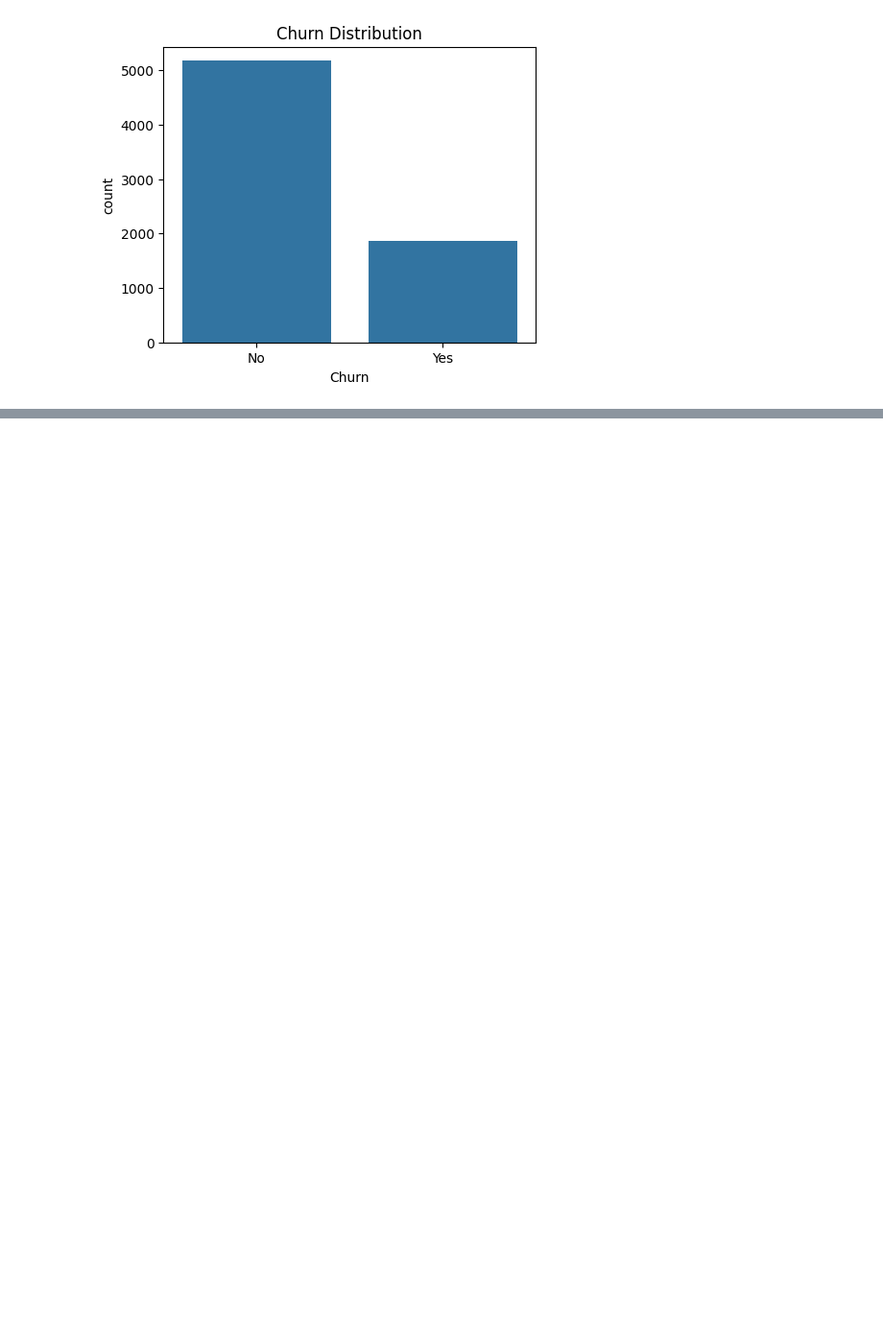
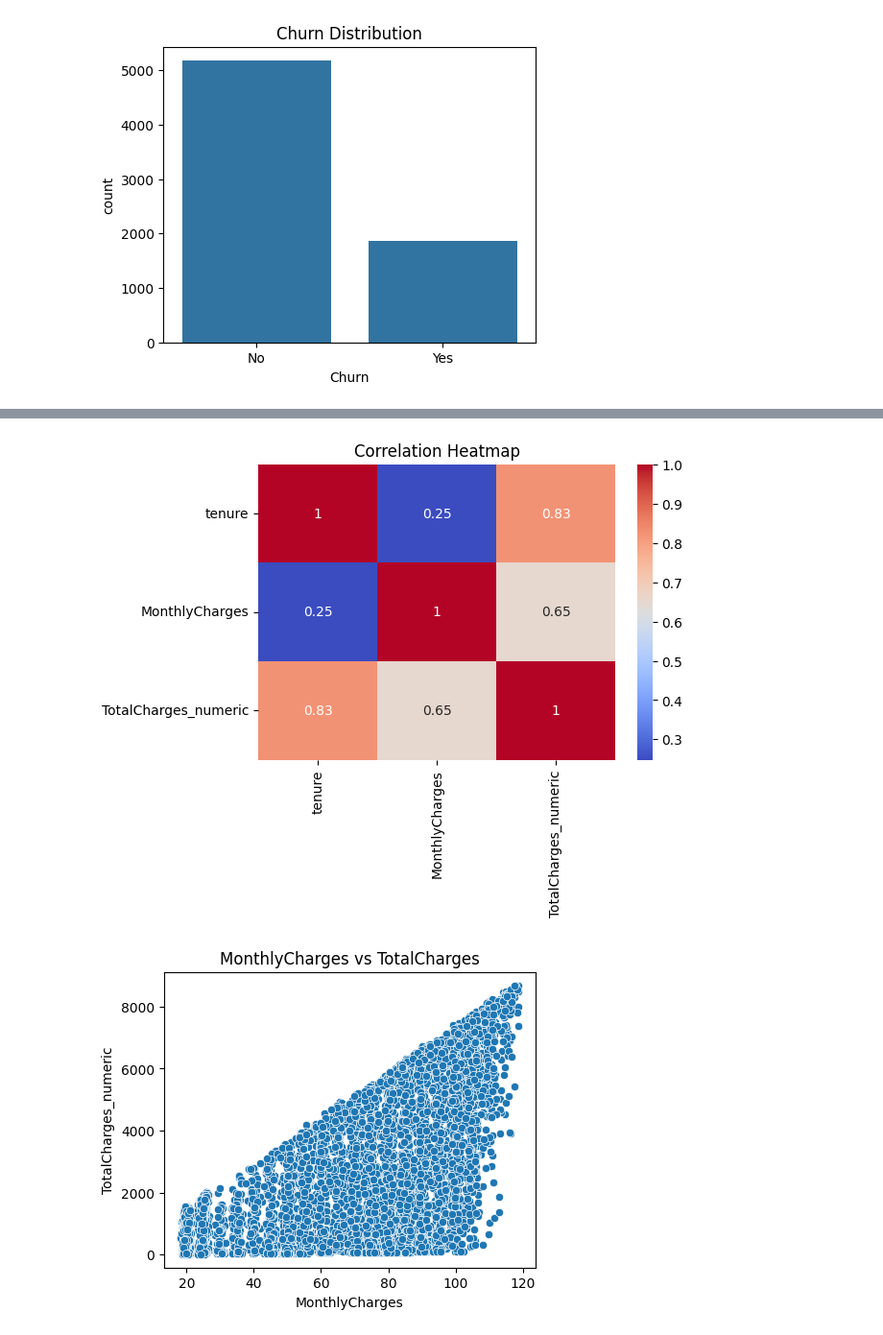
Before and after one commit to Kavishka2401/CustomerChurnPredictionSystem, a Jupyter notebook: CustomerChurnPrediction.ipynb, the cells around one changed output, grey strips where cells are left out. Shown at 96% size. Cells and saved outputs as stored; diff of their text form; code cells hidden in the pictures; blank space fills up the shorter version.

```diff
--- a/CustomerChurnPrediction.ipynb
+++ b/CustomerChurnPrediction.ipynb
@@ -130,0 +169,16 @@ plt.show()
+# %%
+# Correlation heatmap
+plt.figure(figsize=(6,4))
+sns.heatmap(data[['tenure', 'MonthlyCharges', 'TotalCharges_numeric']].corr(),
+            annot=True, cmap='coolwarm')
+plt.title("Correlation Heatmap")
+plt.show()
+
+# Scatter plot
+plt.figure(figsize=(5,4))
+sns.scatterplot(x='MonthlyCharges', y='TotalCharges_numeric', data=data)
+plt.title("MonthlyCharges vs TotalCharges")
+plt.show()
+# %% [output]
+[figure, added]
+[figure, added]
```
Also changed, not shown: parts of 9 cells of this notebook.
